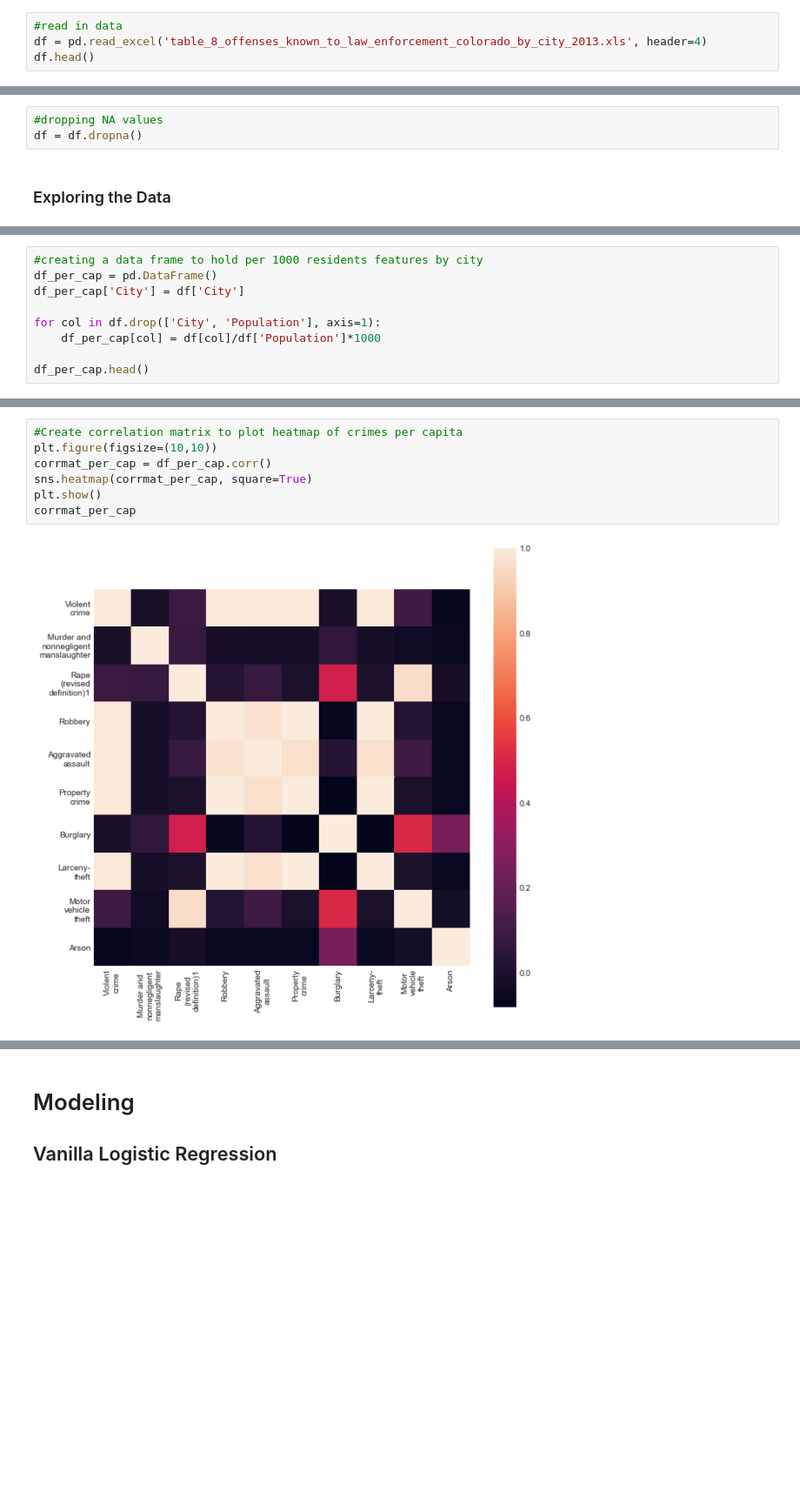
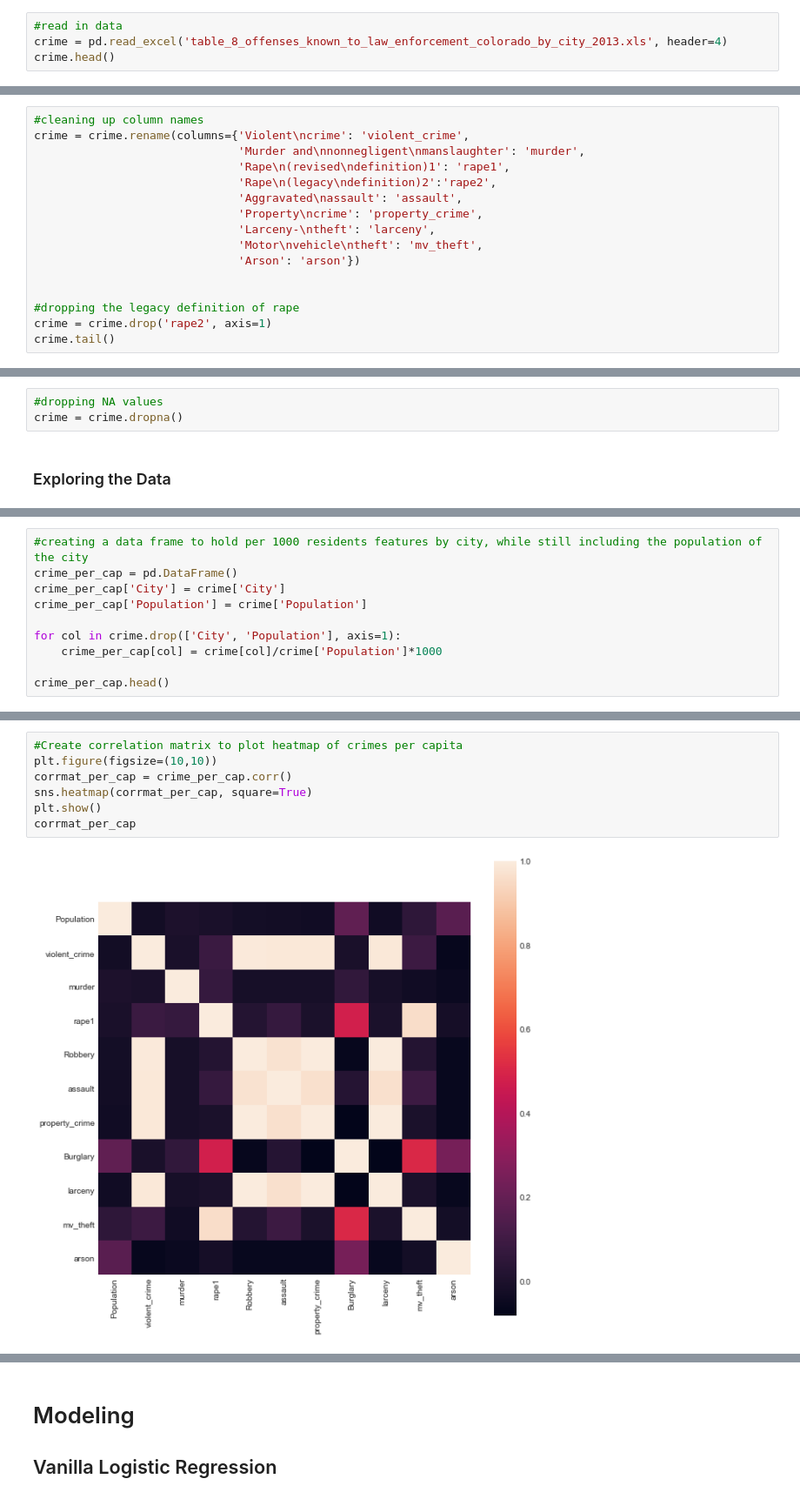
Before and after one commit to ephs08kmp/Thinkful_Challenges, a Jupyter notebook: 3.3.4 Challenge Advanced Regression - Crime Data.ipynb, the cells around one changed output, grey strips where cells are left out. Shown at 87% size. Saved outputs shown, nothing was run; the diff lists cells and outputs as text; blank space fills up the shorter version.

```diff
--- a/3.3.4 Challenge Advanced Regression - Crime Data.ipynb
+++ b/3.3.4 Challenge Advanced Regression - Crime Data.ipynb
@@ -22,8 +25,8 @@ warnings.filterwarnings(action='ignore', module='scipy', message='^internal gels
 ### Cleaning Data
 # %%
 #read in data
-df = pd.read_excel('table_8_offenses_known_to_law_enforcement_colorado_by_city_2013.xls', header=4)
-df.head()
+crime = pd.read_excel('table_8_offenses_known_to_law_enforcement_colorado_by_city_2013.xls', header=4)
+crime.head()
 # %% [output]
 |  | City | Population | Violent crime | Murder and nonnegligent manslaughter | Rape (revised definition)1 | Rape (legacy definition)2 | ... |
 | 0 | Arvada | 110792.0 | 163.0 | 0.0 | 33.0 | NaN | ... |
@@ -67,0 +60,16 @@ df.tail()
+# %%
+#cleaning up column names
+crime = crime.rename(columns={'Violent\ncrime': 'violent_crime',
+                              'Murder and\nnonnegligent\nmanslaughter': 'murder',
+                              'Rape\n(revised\ndefinition)1': 'rape1',
+                              'Rape\n(legacy\ndefinition)2':'rape2',
+                              'Aggravated\nassault': 'assault',
+                              'Property\ncrime': 'property_crime',
+                              'Larceny-\ntheft': 'larceny',
+                              'Motor\nvehicle\ntheft': 'mv_theft',
+                              'Arson': 'arson'})
+
+
+#dropping the legacy definition of rape
+crime = crime.drop('rape2', axis=1)
+crime.tail()
@@ -69,7 +84,7 @@ df.tail()
 In inspecting the tail of the data set, the last two rows contain summary information, and can be dropped.  This will remove 100% of the missing values.
 # %%
 #dropping NA values
-df = df.dropna()
+crime = crime.dropna()
 # %% [markdown]
 ### Exploring the Data
 # %%
@@ -124,10 +139,11 @@ In accordance with the data exploration, larger populations have larger counts o
 # %%
-#creating a data frame to hold per 1000 residents features by city
-df_per_cap = pd.DataFrame()
-df_per_cap['City'] = df['City']
+#creating a data frame to hold per 1000 residents features by city, while still including the population of the city
+crime_per_cap = pd.DataFrame()
+crime_per_cap['City'] = crime['City']
+crime_per_cap['Population'] = crime['Population']
 
-for col in df.drop(['City', 'Population'], axis=1):
-    df_per_cap[col] = df[col]/df['Population']*1000
+for col in crime.drop(['City', 'Population'], axis=1):
+    crime_per_cap[col] = crime[col]/crime['Population']*1000
 
-df_per_cap.head()
+crime_per_cap.head()
 # %% [output]
@@ -160,9 +178,9 @@ This transformation evens out the data to eliminate some of the correlation betw
 # %%
 #Create correlation matrix to plot heatmap of crimes per capita
 plt.figure(figsize=(10,10))
-corrmat_per_cap = df_per_cap.corr()
+corrmat_per_cap = crime_per_cap.corr()
 sns.heatmap(corrmat_per_cap, square=True)
 plt.show()
 corrmat_per_cap
 # %% [output]
-[figure, old version]
+[figure, new version]
```
Also changed, not shown: parts of 57 cells of this notebook.
